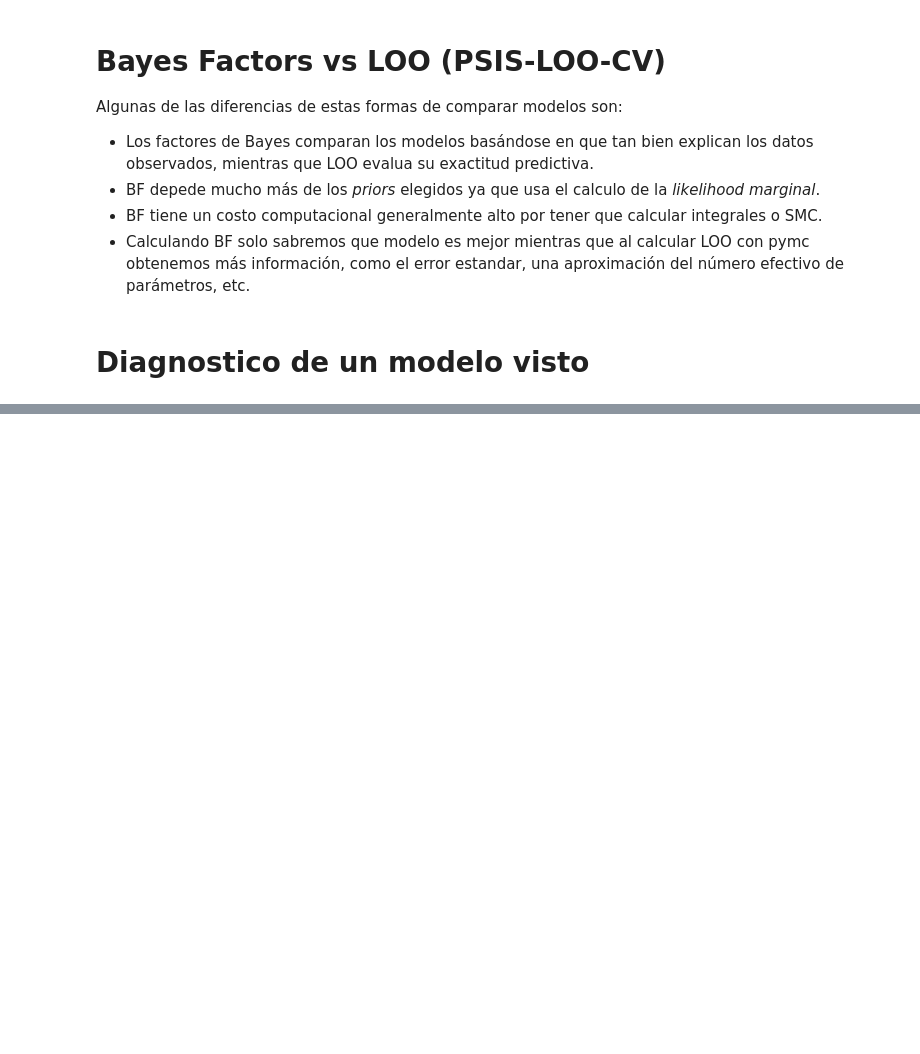
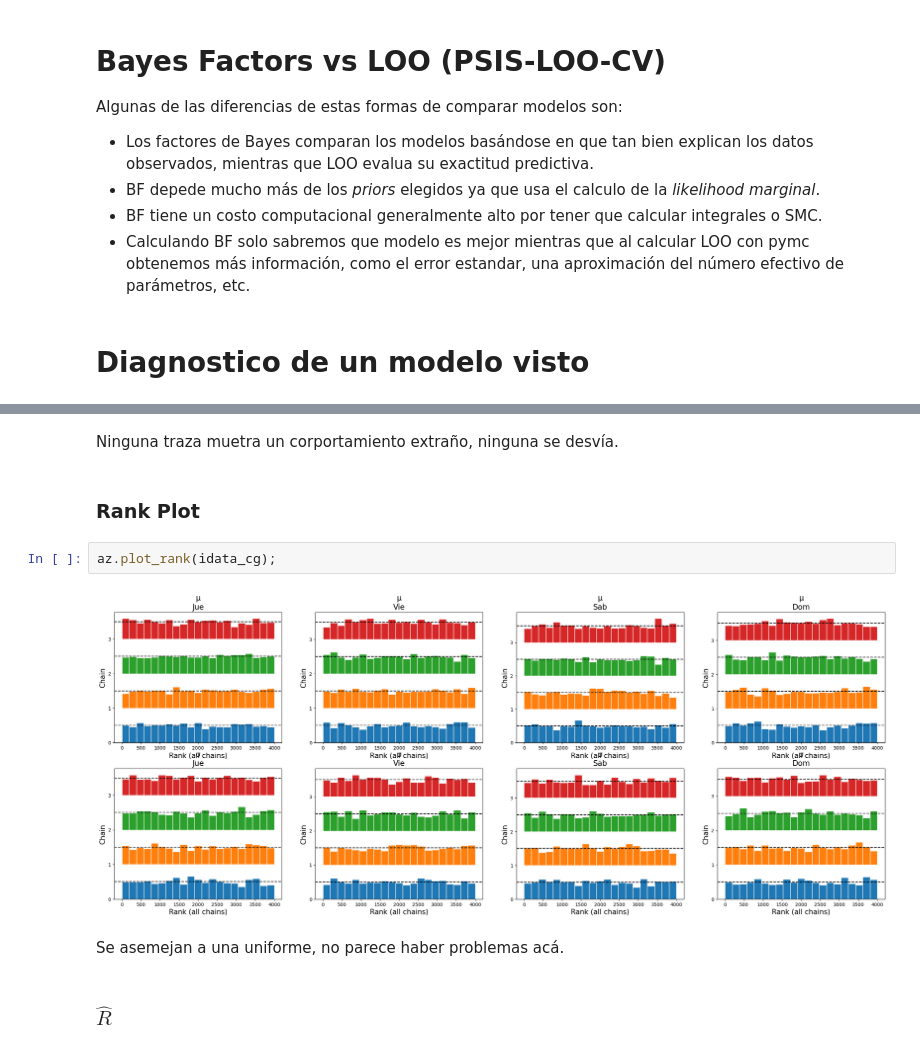
Before and after one commit to nazarenomm/Estadistica-e-Inferencia-2, a Jupyter notebook: ejercicios/ejercicios_04_01_nazareno_magallanes.ipynb, the cells around one changed output, grey strips where cells are left out. Drawn from its saved outputs; the diff is of its cells as text; blank space fills up the shorter version.

```diff
--- a/ejercicios/ejercicios_04_01_nazareno_magallanes.ipynb
+++ b/ejercicios/ejercicios_04_01_nazareno_magallanes.ipynb
@@ -430,0 +449,12 @@ We recommend running at least 4 chains for robust computation of convergence dia
+# %% [markdown]
+Ninguna traza muetra un corportamiento extraño, ninguna se desvía.
+# %% [markdown]
+### Rank Plot
+# %%
+az.plot_rank(idata_cg);
+# %% [output]
+[figure, added]
+# %% [markdown]
+Se asemejan a una uniforme, no parece haber problemas acá.
+# %% [markdown]
+### $\hat{R}$
```
Also changed, not shown: parts of 18 cells of this notebook, 2 other files.
